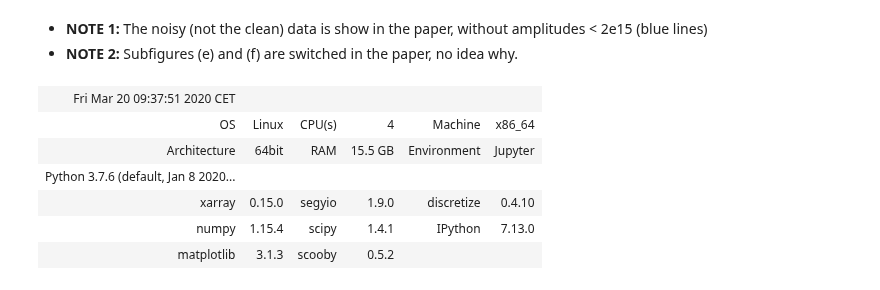
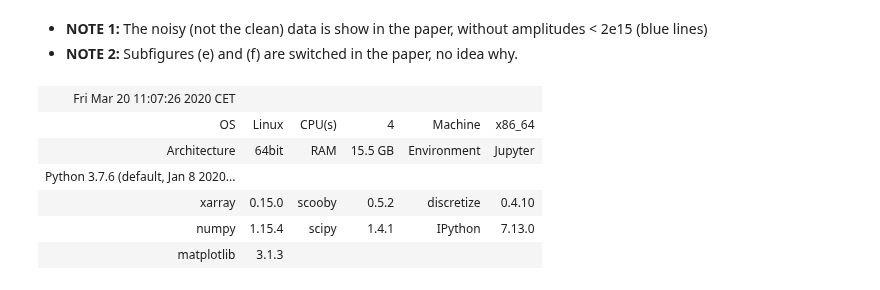
Before and after one commit to swung-research/3d-csem-open-source-landscape, a Jupyter notebook: model-marlim/MarlimR3D-Model.ipynb, the cells around one changed output. Drawn from its saved outputs; the diff is of its cells as text; code cells hidden in the pictures.

```diff
--- a/model-marlim/MarlimR3D-Model.ipynb
+++ b/model-marlim/MarlimR3D-Model.ipynb
@@ -259,15 +288,14 @@ plt.show()
 - **NOTE 1:** The noisy (not the clean) data is show in the paper, without amplitudes < 2e15 (blue lines)
 - **NOTE 2:** Subfigures (e) and (f) are switched in the paper, no idea why.
 # %%
-# Print Version Info
-# segyio and discretize are used in <loadmarlim.py>
+# Print Version Info (segyio is used in <loadmarlim.py>)
 import scooby
-scooby.Report([xr, 'segyio', 'discretize'])
+scooby.Report([xr, 'scooby', discretize])
 # %% [output]
-| Fri Mar 20 09:37:51 2020 CET |  |  |  |  |  |
+| Fri Mar 20 11:07:26 2020 CET |  |  |  |  |  |
 | OS | Linux | CPU(s) | 4 | Machine | x86_64 |
 | Architecture | 64bit | RAM | 15.5 GB | Environment | Jupyter |
 | Python 3.7.6 (default, Jan 8 2020... |  |  |  |  |  |
-| xarray | 0.15.0 | segyio | 1.9.0 | discretize | 0.4.10 |
+| xarray | 0.15.0 | scooby | 0.5.2 | discretize | 0.4.10 |
 | numpy | 1.15.4 | scipy | 1.4.1 | IPython | 7.13.0 |
-| matplotlib | 3.1.3 | scooby | 0.5.2 |  |  |
+| matplotlib | 3.1.3 |  |  |  |  |
```
Also changed, not shown: parts of 8 cells of this notebook, 3 other files.
